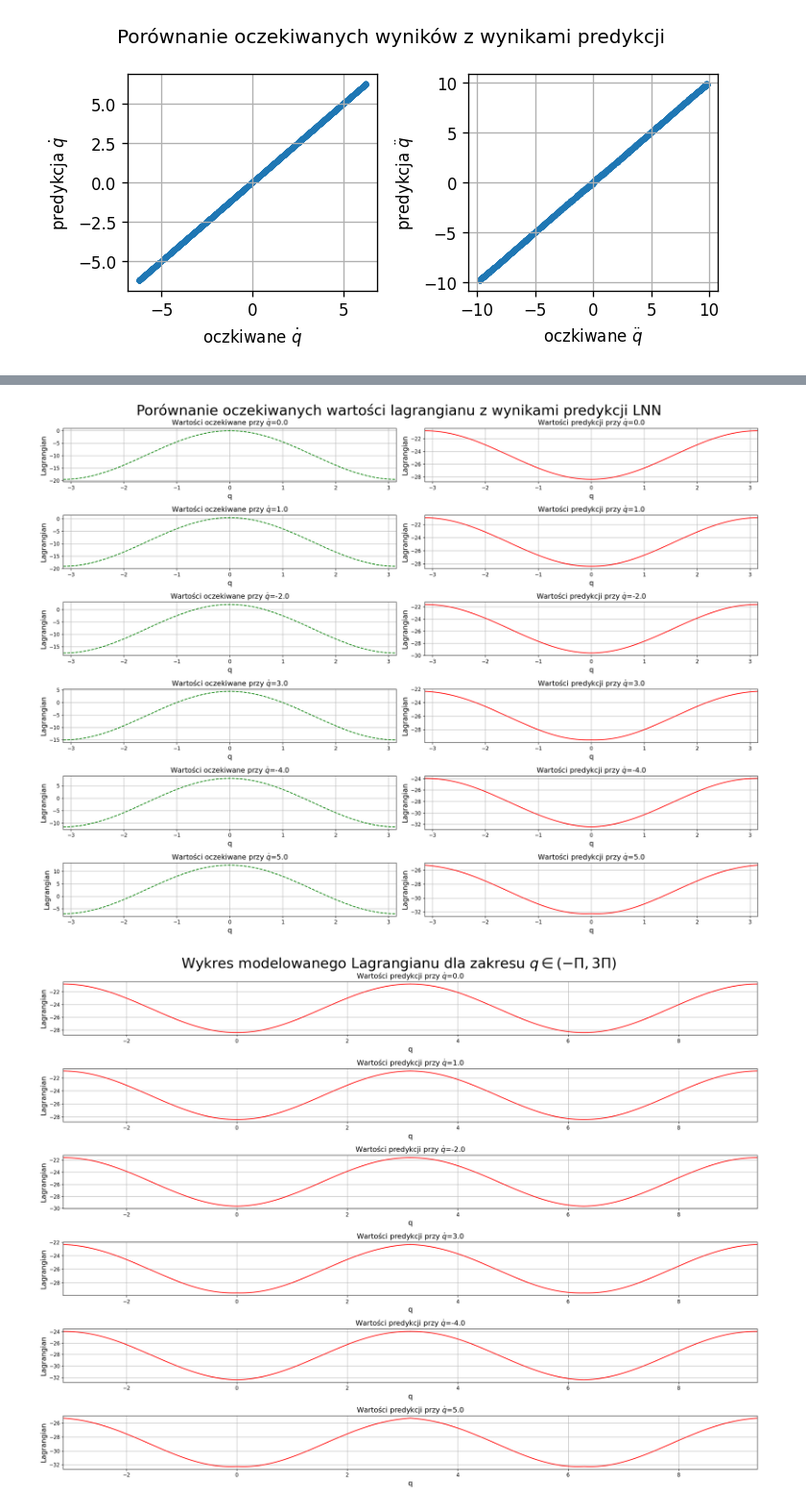
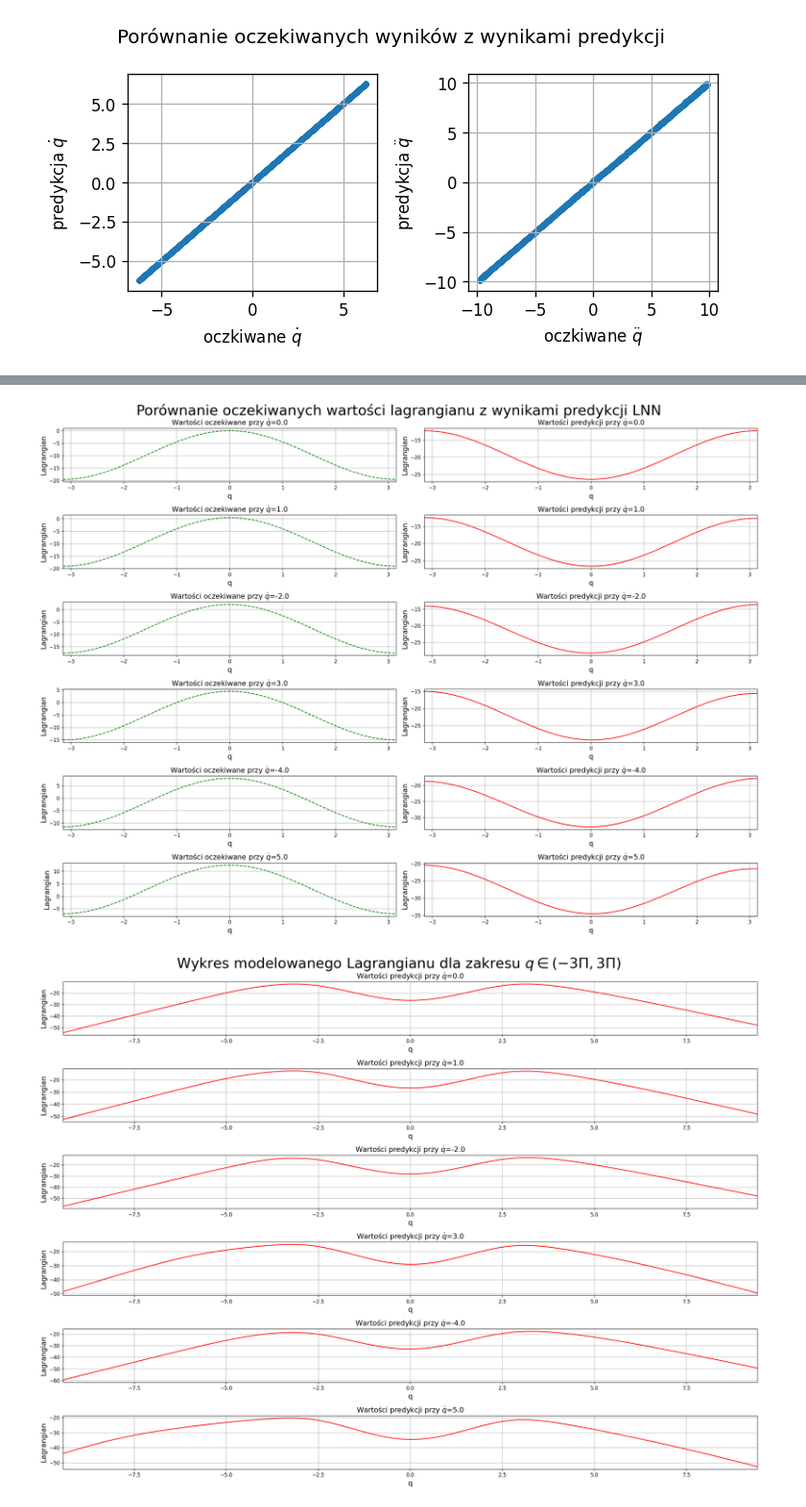
Before and after one commit to BartekFurmanek/LNN, a Jupyter notebook: PojedynczeWahadloBezZaklocen.ipynb, the cells around one changed output, grey strips where cells are left out. Shown at 96% size. Cells and saved outputs as stored; diff of their text form; code cells hidden in the pictures.

```diff
--- a/PojedynczeWahadloBezZaklocen.ipynb
+++ b/PojedynczeWahadloBezZaklocen.ipynb
@@ -247,6 +247,7 @@ plt.tight_layout()
 #Zwraca:
 #   Unormowany wektor stanu.
 def normalize(state):
-    dim = int(len(state)/2)
-    return jnp.concatenate([(state[:dim] + np.pi) % (2 * np.pi) - np.pi, state[dim:]])
+    #dim = int(len(state)/2)
+    #return jnp.concatenate([(state[:dim] + np.pi) % (2 * np.pi) - np.pi, state[dim:]])
+    return state
 # %%
@@ -356,8 +357,10 @@ init_random_params, nn_forward_fn = stax.serial(
 def learned_lagrangian(params):
   def lagrangian(q, q_t):
     assert q.shape == (1,)
-    q_norm = -jnp.abs(q)
-    state = normalize(jnp.concatenate([q_norm, q_t]))
+
+    #q_norm = -jnp.abs(q)
+    #state = normalize(jnp.concatenate([q_norm, q_t]))
+    state = jnp.concatenate([q, q_t])
     return jnp.squeeze(nn_forward_fn(params, state), axis=-1)
   return lagrangian
 
@@ -659,18 +662,32 @@ fig1.suptitle('Porównanie oczekiwanych wartości lagrangianu z wynikami predykc
 plt.tight_layout()
 
 
+
+q_p=jnp.arange(-3*np.pi, 3*np.pi, 0.1, dtype=jnp.float32)
+q_p = jnp.concatenate([q_p, jnp.array([3*np.pi], dtype=jnp.float32)])
+
+q_p=jax.device_get(q_p)
+
+Lagrangian_pred_p = np.zeros([len(q_p), len(q_t)],dtype=jnp.float32)
+
+for i in range (len(q_p)):
+    for j in range(len(q_t)):
+        Lagrangian_pred_p[i,j] = jax.device_get(learned_lagrangian(params)(jnp.array([q_p[i]]), jnp.array([q_t[j]])))   #Predykcja
+
+
+
+
 fig2, axes2 = plt.subplots(6, 1, figsize=(20, 15), dpi=120)
 
 
 for i in range(len(q_t)):
-    axes2[i].plot(q, Lagrangian_pred[:, i],'r')
-    axes2[i].plot(q+2*np.pi, Lagrangian_pred[:, i],'r')
+    axes2[i].plot(q_p, Lagrangian_pred_p[:, i],'r')
     axes2[i].set_ylabel('Lagrangian', fontsize=14)
     axes2[i].set_xlabel('q', fontsize=14)
     axes2[i].set_title('Wartości predykcji przy $\dot q$='+str(q_t[i]), fontsize=14)
     axes2[i].grid()
-    axes2[i].set_xlim(-1*np.pi, 3*np.pi)
+    axes2[i].set_xlim(-3*np.pi, 3*np.pi)
 
-fig2.suptitle('Wykres modelowanego Lagrangianu dla zakresu $q\in(-\Pi, 3\Pi)$', fontsize=28)
+fig2.suptitle('Wykres modelowanego Lagrangianu dla zakresu $q\in(-3\Pi, 3\Pi)$', fontsize=28)
 plt.tight_layout()
 # %% [output]
@@ -678,5 +695,5 @@ plt.tight_layout()
-[figure, old version]
+[figure, new version]
-[figure, old version]
+[figure, new version]
 # %%
 q_t=jnp.arange(-1*np.pi, np.pi, 0.05, dtype=jnp.float32)
 q_t = jnp.concatenate([q_t, jnp.array([np.pi], dtype=jnp.float32)])
```
Also changed, not shown: parts of 11 cells of this notebook, 27 other files.
